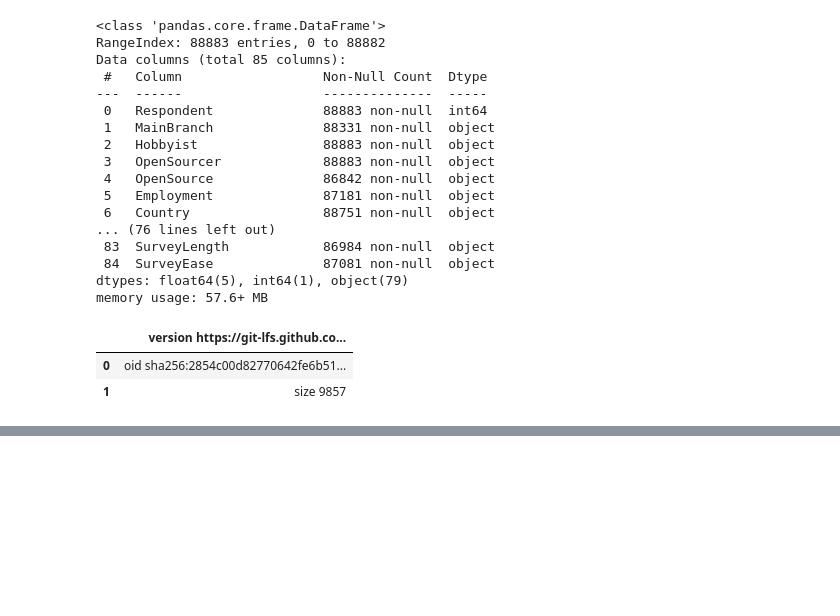
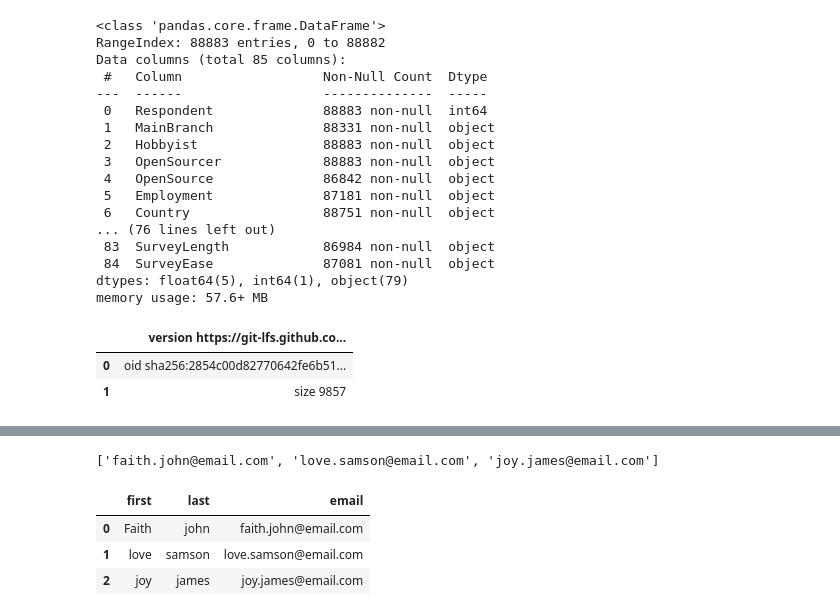
Before and after one commit to Leziga-Bakor/Advanced_Python, a Jupyter notebook: Pandas/pandas demo.ipynb, the cells around one changed output, grey strips where cells are left out. Drawn from its saved outputs; the diff is of its cells as text; code cells hidden in the pictures; blank space fills up the shorter version.

Commit message:
Added people dictionary

```diff
--- a/Pandas/pandas demo.ipynb
+++ b/Pandas/pandas demo.ipynb
@@ -62,3 +62,22 @@ df.head()
 | 2 | 3 | I am not primarily a developer, b... | Yes | Never | The quality of OSS and closed sou... | Employed full-time | Thailand | No | Bachelor’s degree (BA, BS, B.Eng.... | ... |
 | 3 | 4 | I am a developer by profession | No | Never | The quality of OSS and closed sou... | Employed full-time | United States | No | Bachelor’s degree (BA, BS, B.Eng.... | ... |
 | 4 | 5 | I am a developer by profession | Yes | Once a month or more often | OSS is, on average, of HIGHER qua... | Employed full-time | Ukraine | No | Bachelor’s degree (BA, BS, B.Eng.... | ... |
+# %%
+people = {
+    'first' : ['Faith', 'love', 'joy'],
+    'last' : ['john', 'samson', 'james'],
+    'email' : ['faith.john@email.com', 'love.samson@email.com','joy.james@email.com']
+}
+# %%
+people['email']
+# %% [output]
+['faith.john@email.com', 'love.samson@email.com', 'joy.james@email.com']
+# %%
+p_df=pd.DataFrame(people)
+# %%
+p_df
+# %% [output]
+|  | first | last | email |
+| 0 | Faith | john | faith.john@email.com |
+| 1 | love | samson | love.samson@email.com |
+| 2 | joy | james | joy.james@email.com |
```
